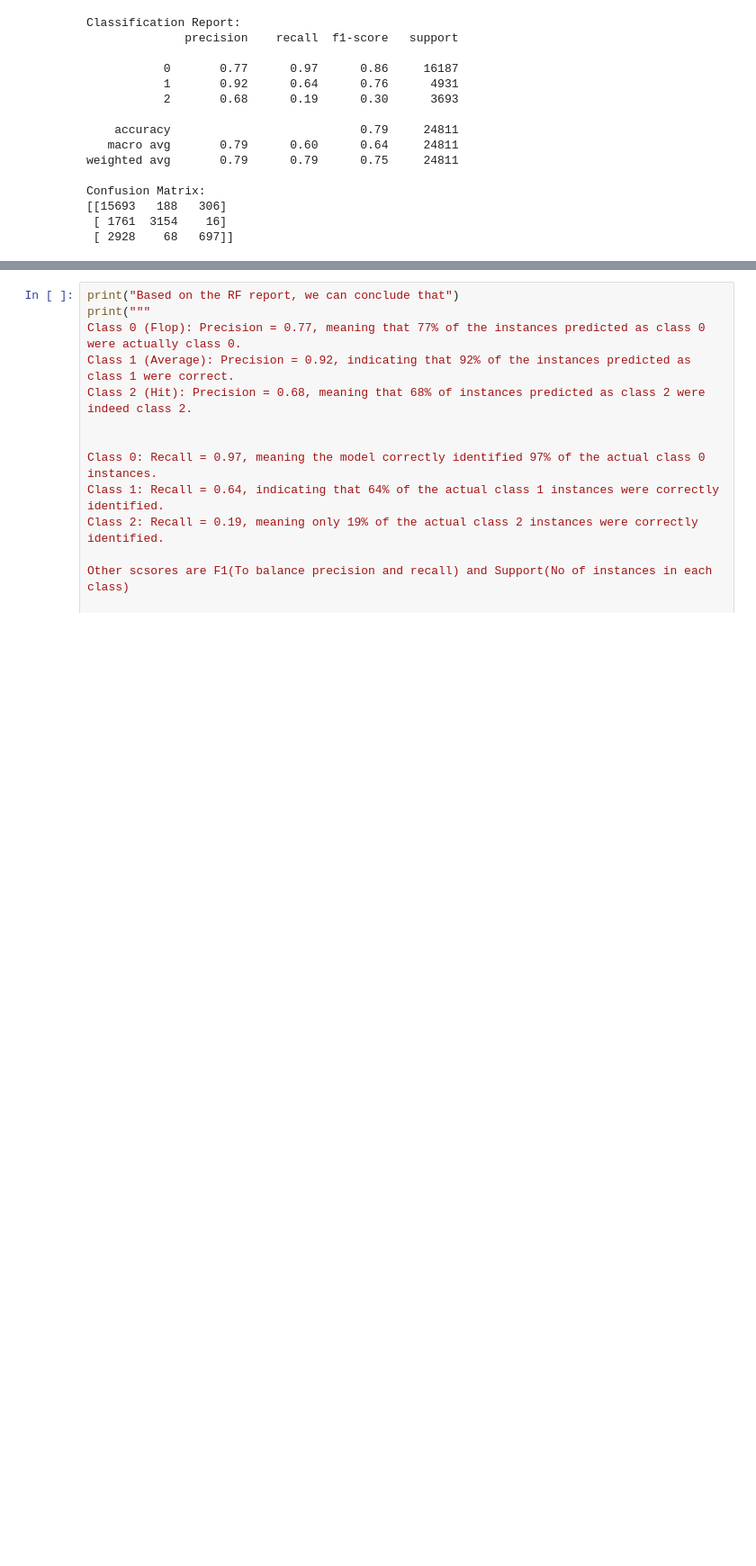
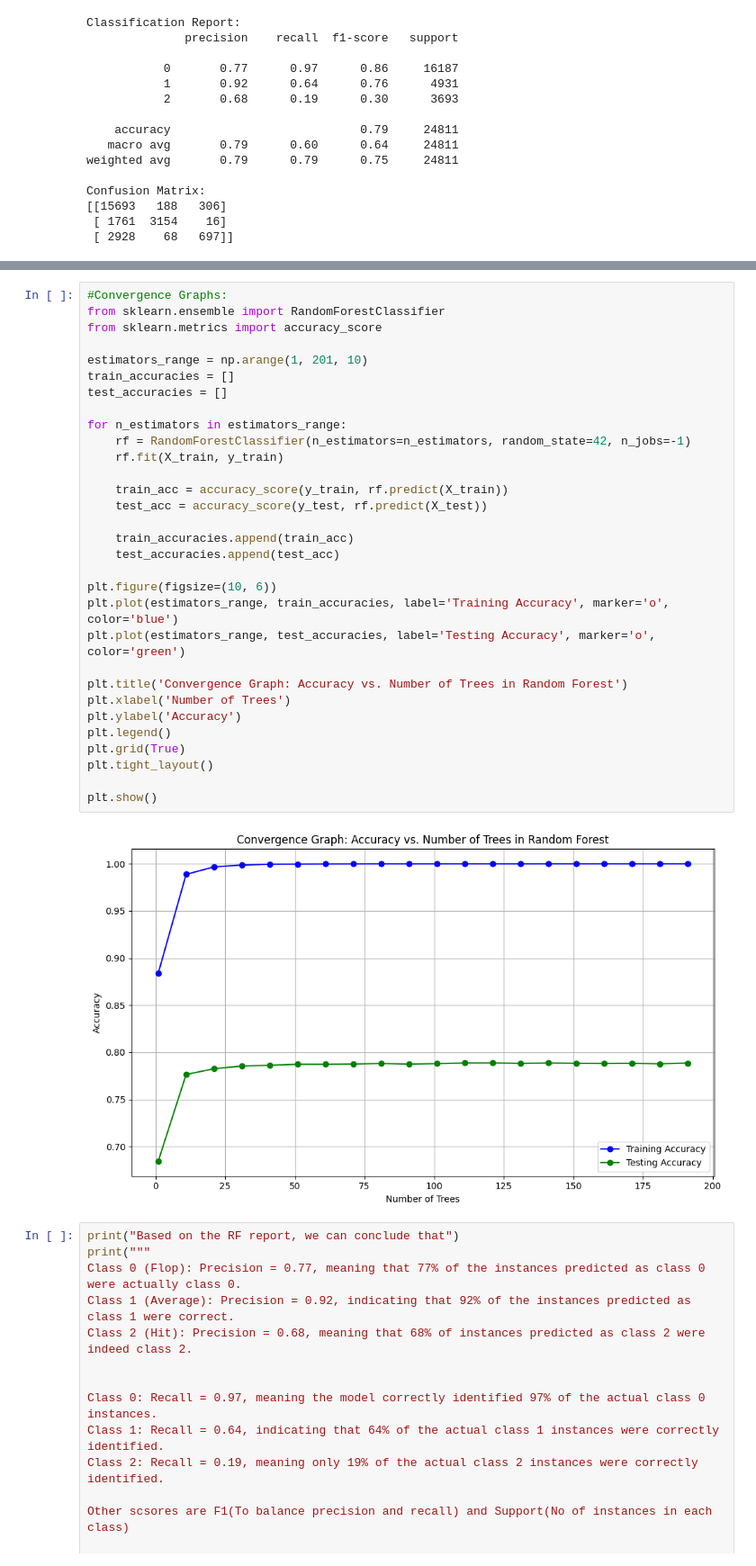
Before and after one commit to Jaagss/Movie_Success_Prediction, a Jupyter notebook: second.ipynb, the cells around one changed output, grey strips where cells are left out. Shown at 90% size. Saved outputs shown, nothing was run; the diff lists cells and outputs as text; blank space fills up the shorter version.

```diff
--- a/second.ipynb
+++ b/second.ipynb
@@ -519,3 +543,36 @@ Confusion Matrix:
+# %%
+#Convergence Graphs:
+from sklearn.ensemble import RandomForestClassifier
+from sklearn.metrics import accuracy_score
+
+estimators_range = np.arange(1, 201, 10)
+train_accuracies = []
+test_accuracies = []
+
+for n_estimators in estimators_range:
+    rf = RandomForestClassifier(n_estimators=n_estimators, random_state=42, n_jobs=-1)
+    rf.fit(X_train, y_train)
+
+    train_acc = accuracy_score(y_train, rf.predict(X_train))
+    test_acc = accuracy_score(y_test, rf.predict(X_test))
+
+    train_accuracies.append(train_acc)
+    test_accuracies.append(test_acc)
+
+plt.figure(figsize=(10, 6))
+plt.plot(estimators_range, train_accuracies, label='Training Accuracy', marker='o', color='blue')
+plt.plot(estimators_range, test_accuracies, label='Testing Accuracy', marker='o', color='green')
+
+plt.title('Convergence Graph: Accuracy vs. Number of Trees in Random Forest')
+plt.xlabel('Number of Trees')
+plt.ylabel('Accuracy')
+plt.legend()
+plt.grid(True)
+plt.tight_layout()
+
+plt.show()
+# %% [output]
+[figure, added]
 # %%
 print("Based on the RF report, we can conclude that")
 print("""
```
Also changed, not shown: parts of 12 cells of this notebook.
